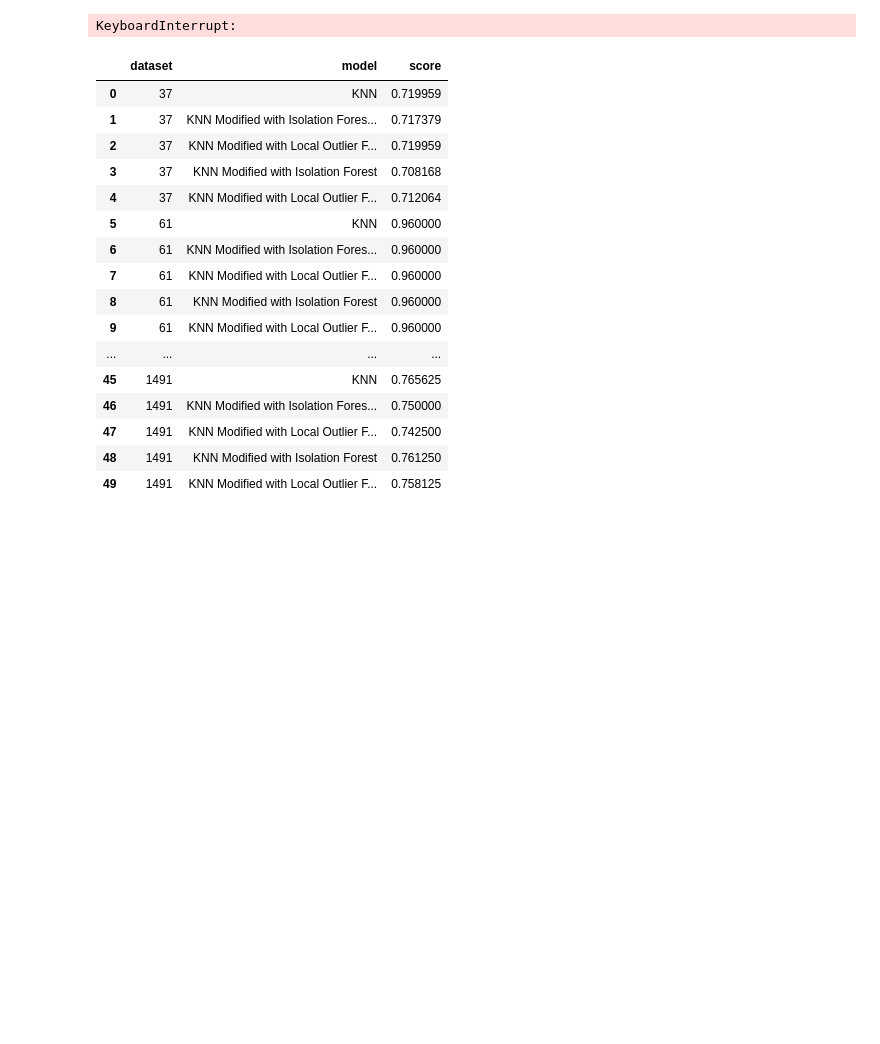
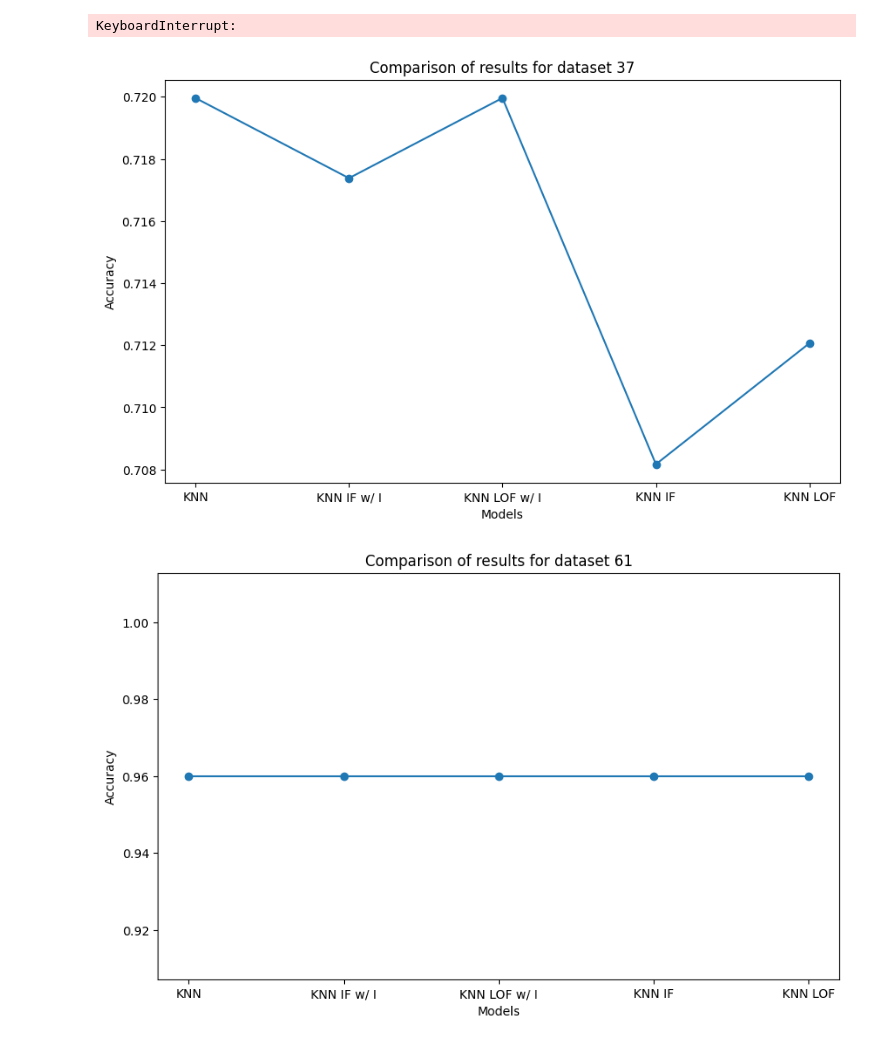
Before and after one commit to franciscoribeiro2003/KNN-NearestNeighbourVariation, a Jupyter notebook: knn.ipynb, the cells around one changed output. Cells and saved outputs as stored; diff of their text form; code cells hidden in the pictures; blank space fills up the shorter version.

Commit message:
changing auxiliar functions to get as an argument the accuracy.csv

```diff
--- a/knn.ipynb
+++ b/knn.ipynb
@@ -383,25 +383,15 @@ KeyboardInterrupt:
 # %%
 results =  pd.read_csv("accuracy.csv")
 # %%
-modeles = ["KNN", "KNN IF  w/ I", "KNN LOF  w/ I", "KNN IF", "KNN LOF"]
+models_mapping = {
+    "KNN": "KNN",
+    "KNN IF w/ I": "KNN Modified with Isolation Forest without importance",
+    "KNN LOF w/ I": "KNN Modified with Local Outlier Factor without importance",
+    "KNN IF": "KNN Modified with Isolation Forest",
+    "KNN LOF": "KNN Modified with Local Outlier Factor"
+}
 
-af.display_accuracy_dataset(result, modeles)
-af.plot_accuracies(datasets_name, results)
+af.display_accuracy_dataset(results, models_mapping)
 # %% [output]
-|  | dataset | model | score |
-| 0 | 37 | KNN | 0.719959 |
-| 1 | 37 | KNN Modified with Isolation Fores... | 0.717379 |
-| 2 | 37 | KNN Modified with Local Outlier F... | 0.719959 |
-| 3 | 37 | KNN Modified with Isolation Forest | 0.708168 |
-| 4 | 37 | KNN Modified with Local Outlier F... | 0.712064 |
-| 5 | 61 | KNN | 0.960000 |
-| 6 | 61 | KNN Modified with Isolation Fores... | 0.960000 |
-| 7 | 61 | KNN Modified with Local Outlier F... | 0.960000 |
-| 8 | 61 | KNN Modified with Isolation Forest | 0.960000 |
-| 9 | 61 | KNN Modified with Local Outlier F... | 0.960000 |
-| ... | ... | ... | ... |
-| 45 | 1491 | KNN | 0.765625 |
-| 46 | 1491 | KNN Modified with Isolation Fores... | 0.750000 |
-| 47 | 1491 | KNN Modified with Local Outlier F... | 0.742500 |
-| 48 | 1491 | KNN Modified with Isolation Forest | 0.761250 |
-| 49 | 1491 | KNN Modified with Local Outlier F... | 0.758125 |
+[figure, added]
+[figure, added]
```
Also changed, not shown: parts of 2 cells of this notebook, 1 other file.
